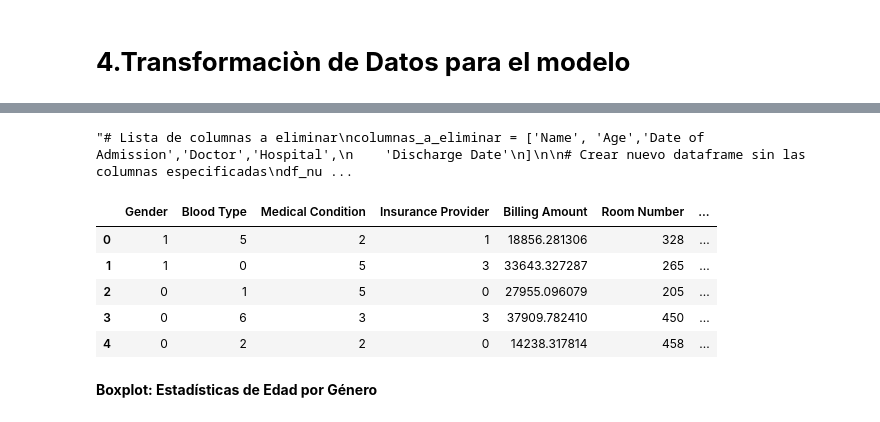
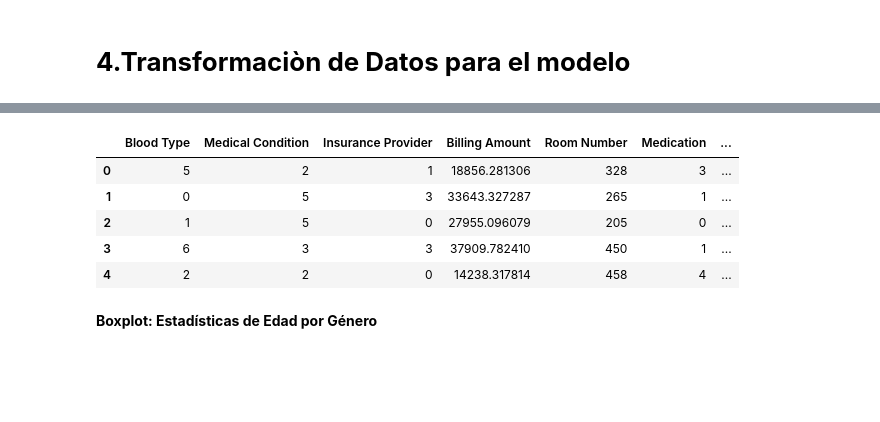
Before and after one commit to AI-School-F5-P3/EquiHealth, a Jupyter notebook: eda.ipynb, the cells around one changed output, grey strips where cells are left out. Cells and saved outputs as stored; diff of their text form; code cells hidden in the pictures; blank space fills up the shorter version.

```diff
--- a/eda.ipynb
+++ b/eda.ipynb
@@ -623,14 +641,11 @@ df.head()
 # %%
-'''# Lista de columnas a eliminar
-columnas_a_eliminar = ['Name', 'Age','Date of Admission','Doctor','Hospital',
-    'Discharge Date'
-]
+# Lista de columnas a eliminar
+columnas_a_eliminar = ['Name','Gender','Age','Date of Admission','Doctor','Hospital',
+'Discharge Date']
 
 # Crear nuevo dataframe sin las columnas especificadas
 df_nuevo = df.drop(columns=columnas_a_eliminar)
 
 # Guardar el nuevo dataframe
-df_nuevo.to_csv('file/healthcare_dataset_limpio.csv', index=False)'''
+df_nuevo.to_csv('file/healthcare_dataset_limpio.csv', index=False)
-# %% [output]
-"# Lista de columnas a eliminar\ncolumnas_a_eliminar = ['Name', 'Age','Date of Admission','Doctor','Hospital',\n    'Discharge Date'\n]\n\n# Crear nuevo dataframe sin las columnas especificadas\ndf_nu ...
 # %%
@@ -638,13 +653,13 @@ df_nuevo.to_csv('file/healthcare_dataset_limpio.csv', index=False)'''
 # %%
-df_clean = pd.read_csv('file/healthcare_dataset_limpio.csv')
+df_clean = pd.read_csv('file/df_cleaned.csv')
 df_clean.head()
 # %% [output]
-|  | Gender | Blood Type | Medical Condition | Insurance Provider | Billing Amount | Room Number | ... |
-| 0 | 1 | 5 | 2 | 1 | 18856.281306 | 328 | ... |
-| 1 | 1 | 0 | 5 | 3 | 33643.327287 | 265 | ... |
-| 2 | 0 | 1 | 5 | 0 | 27955.096079 | 205 | ... |
-| 3 | 0 | 6 | 3 | 3 | 37909.782410 | 450 | ... |
-| 4 | 0 | 2 | 2 | 0 | 14238.317814 | 458 | ... |
+|  | Blood Type | Medical Condition | Insurance Provider | Billing Amount | Room Number | Medication | ... |
+| 0 | 5 | 2 | 1 | 18856.281306 | 328 | 3 | ... |
+| 1 | 0 | 5 | 3 | 33643.327287 | 265 | 1 | ... |
+| 2 | 1 | 5 | 0 | 27955.096079 | 205 | 0 | ... |
+| 3 | 6 | 3 | 3 | 37909.782410 | 450 | 1 | ... |
+| 4 | 2 | 2 | 0 | 14238.317814 | 458 | 4 | ... |
 # %% [markdown]
 **Boxplot: Estadísticas de Edad por Género**
 # %% [markdown]
```
Also changed, not shown: parts of 17 cells of this notebook, 2 other files.
